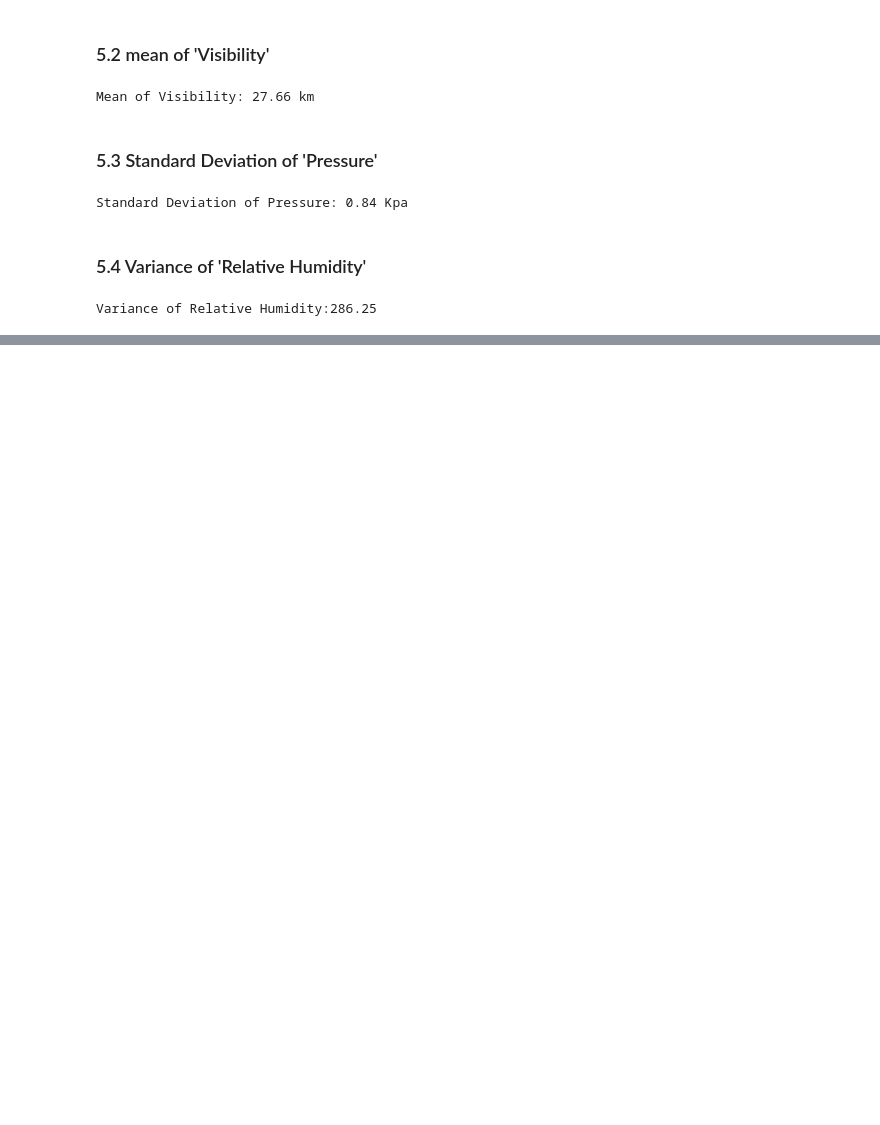
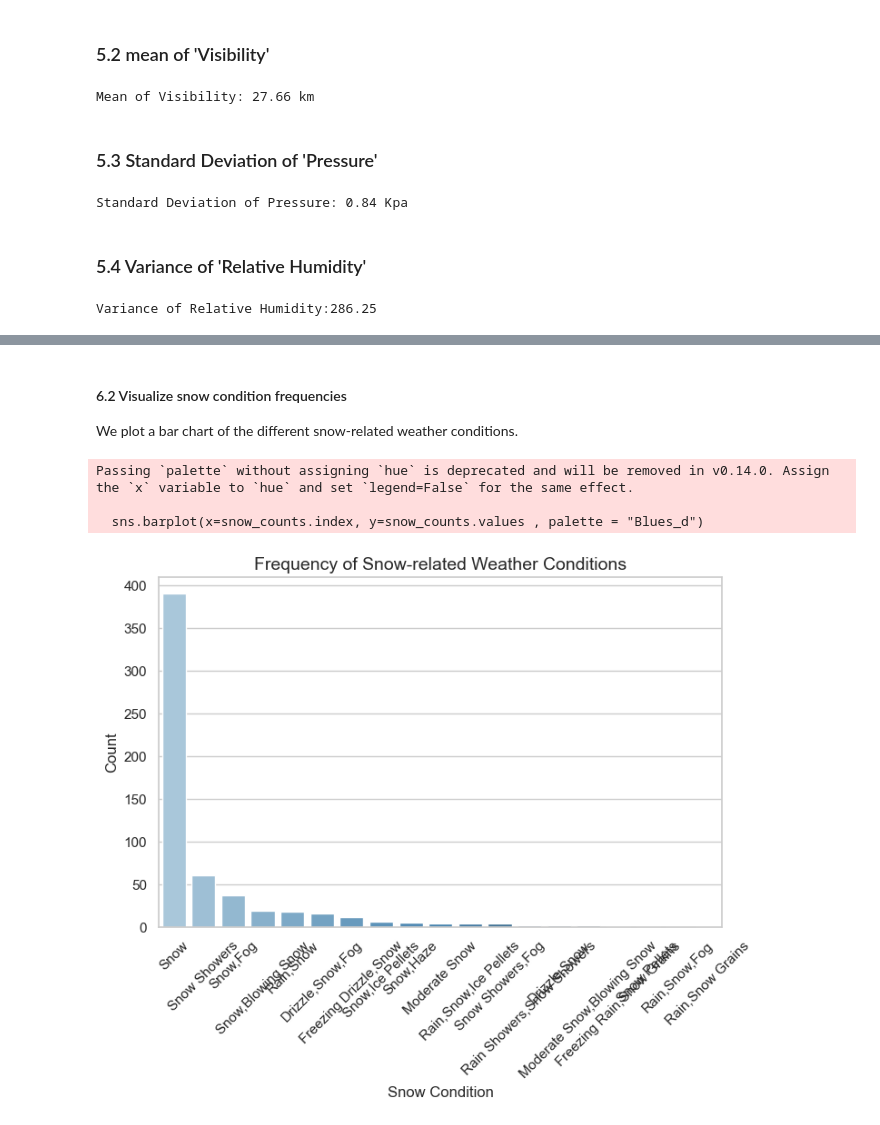
Before and after one commit to Aminbyt/weather-analysis, a Jupyter notebook: notebooks/01_data_exploration.ipynb, the cells around one changed output, grey strips where cells are left out. Drawn from its saved outputs; the diff is of its cells as text; code cells hidden in the pictures; blank space fills up the shorter version.

Commit message:
EDA: analyze snow-related weather conditions (filter, counts, visualization, cleaned categories)

```diff
--- a/notebooks/01_data_exploration.ipynb
+++ b/notebooks/01_data_exploration.ipynb
@@ -270,0 +299,3 @@ Variance of Relative Humidity:286.25
+# %%
+snow_counts = data[data["Weather Condition"].str.contains("Snow" , case=False, na=False)]["Weather Condition"].value_counts()
+snow_counts
@@ -270,0 +320,18 @@ Variance of Relative Humidity:286.25
+# %% [markdown]
+#### 6.2 Visualize snow condition frequencies
+
+We plot a bar chart of the different snow-related weather conditions.
+# %%
+plt.figure(figsize=(8,5))
+sns.barplot(x=snow_counts.index, y=snow_counts.values , palette = "Blues_d")
+
+plt.title("Frequency of Snow-related Weather Conditions", fontsize=14)
+plt.xlabel("Snow Condition", fontsize=12)
+plt.ylabel("Count", fontsize=12)
+plt.xticks(rotation=45)
+plt.show()
+# %% [output]
+Passing `palette` without assigning `hue` is deprecated and will be removed in v0.14.0. Assign the `x` variable to `hue` and set `legend=False` for the same effect.
+
+  sns.barplot(x=snow_counts.index, y=snow_counts.values , palette = "Blues_d")
+[figure, added]
```
Also changed, not shown: parts of 5 cells of this notebook.
